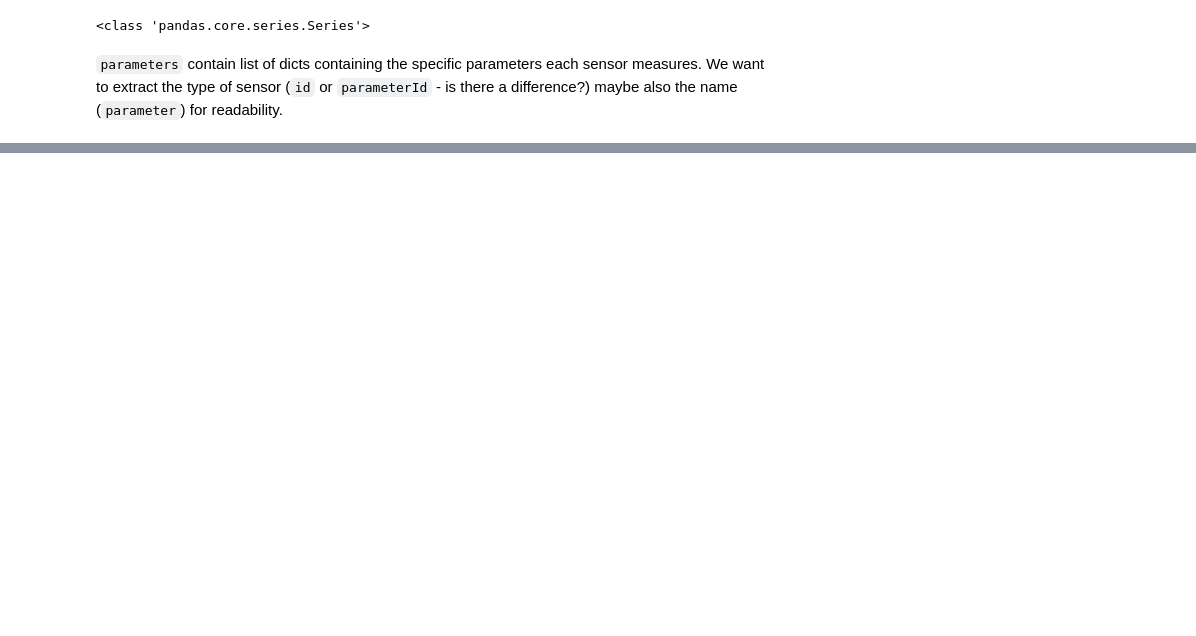
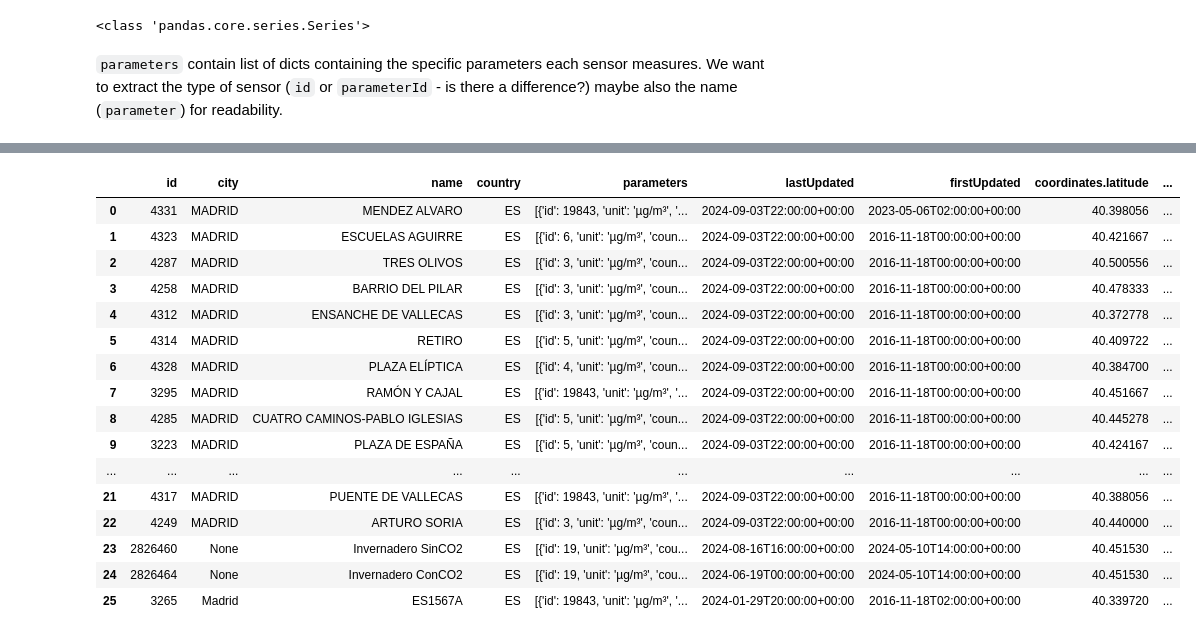
Before and after one commit to aceforvald/pollution_solution, a Jupyter notebook: project_explore.ipynb, the cells around one changed output, grey strips where cells are left out. Drawn from its saved outputs; the diff is of its cells as text; code cells hidden in the pictures; blank space fills up the shorter version.

```diff
--- a/project_explore.ipynb
+++ b/project_explore.ipynb
@@ -607,0 +591,27 @@ sensors_df
+# %%
+# 2, 1, 6, 19843, 3
+sensors_df['has_pm25'] = sensors_df['parameterIds'].apply(lambda x: 1 if 2 in x else 0)
+sensors_df['has_pm10'] = sensors_df['parameterIds'].apply(lambda x: 1 if 1 in x else 0)
+sensors_df['has_so2'] = sensors_df['parameterIds'].apply(lambda x: 1 if 6 in x else 0)
+sensors_df['has_no'] = sensors_df['parameterIds'].apply(lambda x: 1 if 19843 in x else 0)
+sensors_df['has_o3'] = sensors_df['parameterIds'].apply(lambda x: 1 if 3 in x else 0)
+sensors_df['sensorCount'] = sensors_df['has_pm25'] + sensors_df['has_pm10'] + sensors_df['has_so2'] + sensors_df['has_no'] + sensors_df['has_o3']
+sensors_df
+# %% [output]
+|  | id | city | name | country | parameters | lastUpdated | firstUpdated | coordinates.latitude | ... |
+| 0 | 4331 | MADRID | MENDEZ ALVARO | ES | [{'id': 19843, 'unit': 'µg/m³', '... | 2024-09-03T22:00:00+00:00 | 2023-05-06T02:00:00+00:00 | 40.398056 | ... |
+| 1 | 4323 | MADRID | ESCUELAS AGUIRRE | ES | [{'id': 6, 'unit': 'µg/m³', 'coun... | 2024-09-03T22:00:00+00:00 | 2016-11-18T00:00:00+00:00 | 40.421667 | ... |
+| 2 | 4287 | MADRID | TRES OLIVOS | ES | [{'id': 3, 'unit': 'µg/m³', 'coun... | 2024-09-03T22:00:00+00:00 | 2016-11-18T00:00:00+00:00 | 40.500556 | ... |
+| 3 | 4258 | MADRID | BARRIO DEL PILAR | ES | [{'id': 3, 'unit': 'µg/m³', 'coun... | 2024-09-03T22:00:00+00:00 | 2016-11-18T00:00:00+00:00 | 40.478333 | ... |
+| 4 | 4312 | MADRID | ENSANCHE DE VALLECAS | ES | [{'id': 3, 'unit': 'µg/m³', 'coun... | 2024-09-03T22:00:00+00:00 | 2016-11-18T00:00:00+00:00 | 40.372778 | ... |
+| 5 | 4314 | MADRID | RETIRO | ES | [{'id': 5, 'unit': 'µg/m³', 'coun... | 2024-09-03T22:00:00+00:00 | 2016-11-18T00:00:00+00:00 | 40.409722 | ... |
+| 6 | 4328 | MADRID | PLAZA ELÍPTICA | ES | [{'id': 4, 'unit': 'µg/m³', 'coun... | 2024-09-03T22:00:00+00:00 | 2016-11-18T00:00:00+00:00 | 40.384700 | ... |
+| 7 | 3295 | MADRID | RAMÓN Y CAJAL | ES | [{'id': 19843, 'unit': 'µg/m³', '... | 2024-09-03T22:00:00+00:00 | 2016-11-18T00:00:00+00:00 | 40.451667 | ... |
+| 8 | 4285 | MADRID | CUATRO CAMINOS-PABLO IGLESIAS | ES | [{'id': 5, 'unit': 'µg/m³', 'coun... | 2024-09-03T22:00:00+00:00 | 2016-11-18T00:00:00+00:00 | 40.445278 | ... |
+| 9 | 3223 | MADRID | PLAZA DE ESPAÑA | ES | [{'id': 5, 'unit': 'µg/m³', 'coun... | 2024-09-03T22:00:00+00:00 | 2016-11-18T00:00:00+00:00 | 40.424167 | ... |
+| ... | ... | ... | ... | ... | ... | ... | ... | ... | ... |
+| 21 | 4317 | MADRID | PUENTE DE VALLECAS | ES | [{'id': 19843, 'unit': 'µg/m³', '... | 2024-09-03T22:00:00+00:00 | 2016-11-18T00:00:00+00:00 | 40.388056 | ... |
+| 22 | 4249 | MADRID | ARTURO SORIA | ES | [{'id': 3, 'unit': 'µg/m³', 'coun... | 2024-09-03T22:00:00+00:00 | 2016-11-18T00:00:00+00:00 | 40.440000 | ... |
+| 23 | 2826460 | None | Invernadero SinCO2 | ES | [{'id': 19, 'unit': 'µg/m³', 'cou... | 2024-08-16T16:00:00+00:00 | 2024-05-10T14:00:00+00:00 | 40.451530 | ... |
+| 24 | 2826464 | None | Invernadero ConCO2 | ES | [{'id': 19, 'unit': 'µg/m³', 'cou... | 2024-06-19T00:00:00+00:00 | 2024-05-10T14:00:00+00:00 | 40.451530 | ... |
+| 25 | 3265 | Madrid | ES1567A | ES | [{'id': 19843, 'unit': 'µg/m³', '... | 2024-01-29T20:00:00+00:00 | 2016-11-18T02:00:00+00:00 | 40.339720 | ... |
```
Also changed, not shown: parts of 12 cells of this notebook, 1 other file.
